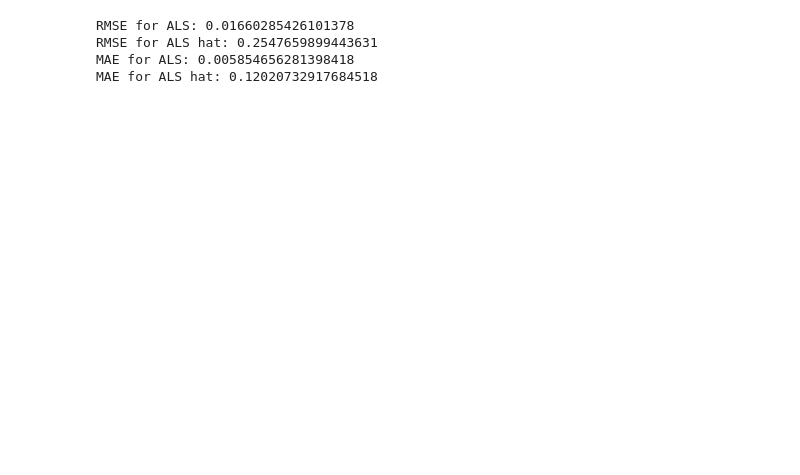
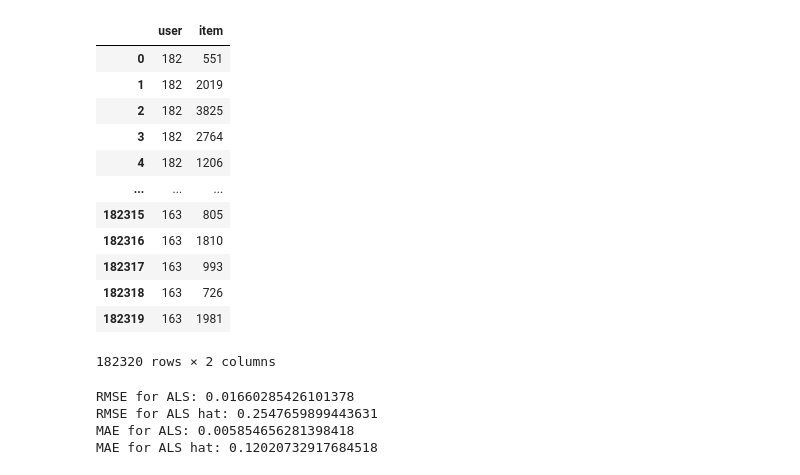
Before and after one commit to amywinecoff/AgentChoiceSim, a Jupyter notebook: UserItemFactorsBollen.ipynb, the cells around one changed output. Saved outputs shown, nothing was run; the diff lists cells and outputs as text; code cells hidden in the pictures; blank space fills up the shorter version.

```diff
--- a/UserItemFactorsBollen.ipynb
+++ b/UserItemFactorsBollen.ipynb
@@ -50,3 +65,19 @@ ratings.columns=['user', 'item', 'rating']
+# %%
+all_u_i
+# %% [output]
+|  | user | item |
+| 0 | 182 | 551 |
+| 1 | 182 | 2019 |
+| 2 | 182 | 3825 |
+| 3 | 182 | 2764 |
+| 4 | 182 | 1206 |
+| ... | ... | ... |
+| 182315 | 163 | 805 |
+| 182316 | 163 | 1810 |
+| 182317 | 163 | 993 |
+| 182318 | 163 | 726 |
+| 182319 | 163 | 1981 |
+182320 rows × 2 columns
 # %%
 #For our first model, we want the low rank representation to approximate our data as closely as possible (i.e., overfit the data).
 #This way, our "real" user factors come as close as possible to user factors that could reproduce the predictions
```
Also changed, not shown: parts of 32 cells of this notebook.
